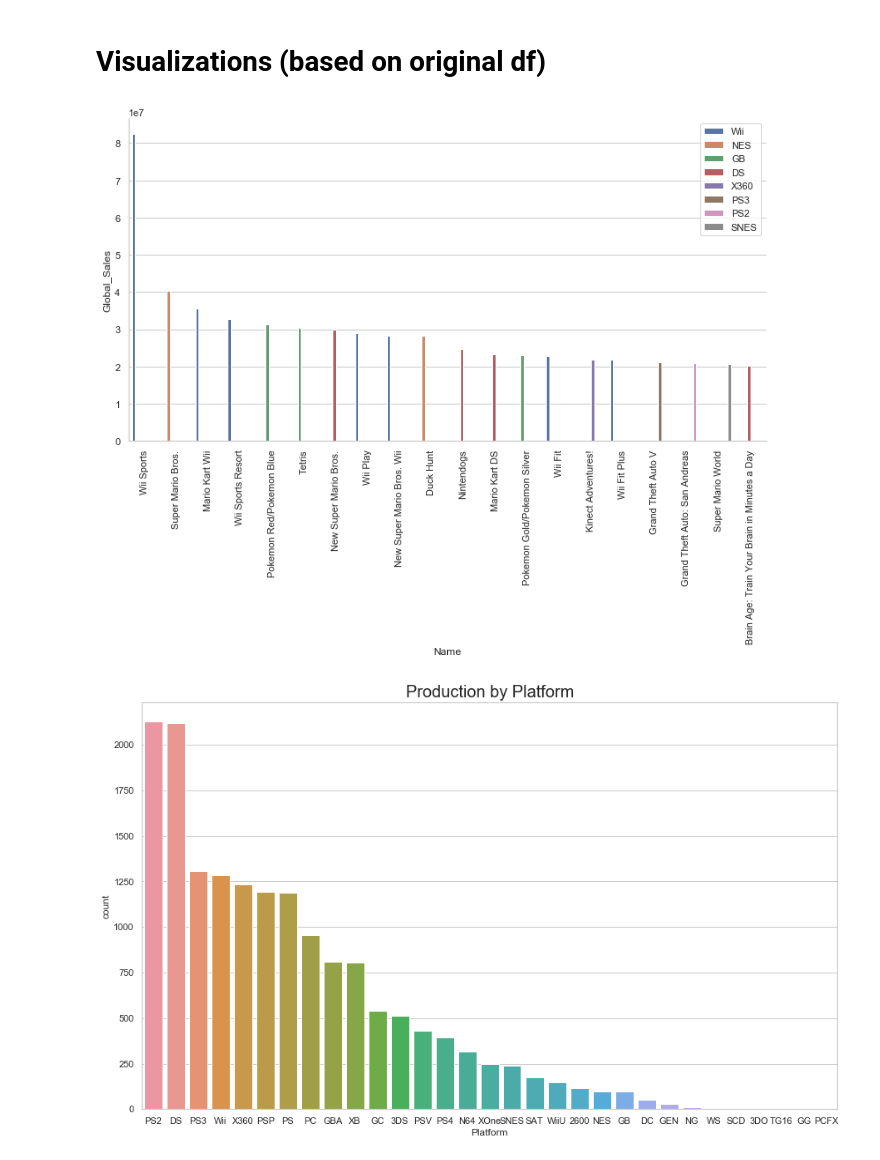
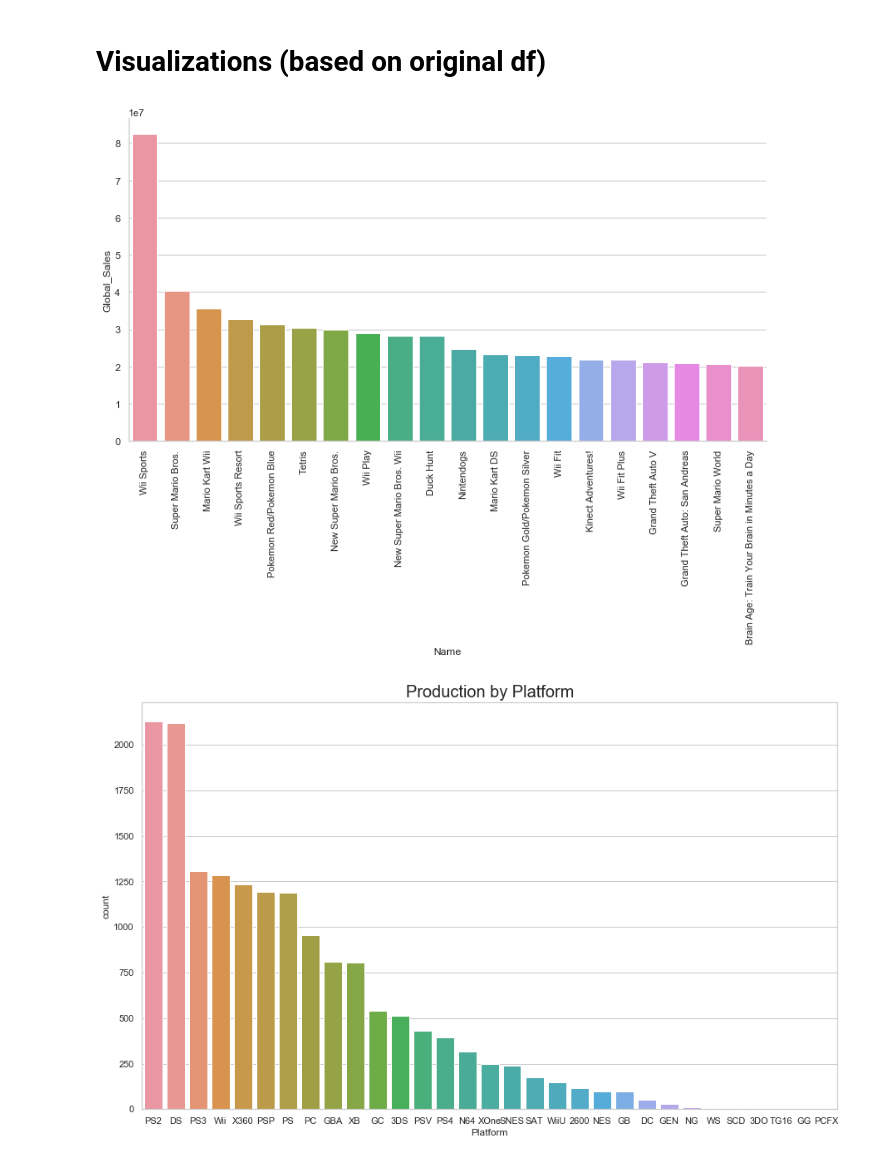
Before and after one commit to legomydiego/Thinkful-Unit-3, a Jupyter notebook: Supervised Learning Capstone Project.ipynb, the cells around one changed output. Drawn from its saved outputs; the diff is of its cells as text; code cells hidden in the pictures.

```diff
--- a/Supervised Learning Capstone Project.ipynb
+++ b/Supervised Learning Capstone Project.ipynb
@@ -243,12 +243,11 @@ sns.distplot(clean_df['User_Count'])
 # %% [markdown]
 # Visualizations (based on original df)
 # %%
-sns.catplot(data=df.nlargest(20,'Global_Sales'), x='Name', y='Global_Sales', kind='bar', height=6, aspect=2, hue='Platform', legend_out=False)
+sns.catplot(data=df.nlargest(20,'Global_Sales'), x='Name', y='Global_Sales', kind='bar', height=6, aspect=2)
 plt.xticks(rotation=90)
-plt.legend(loc='upper right')
 plt.show()
 # %% [output]
-[figure, old version]
+[figure, new version]
 # %%
 plt.figure(figsize=(15, 9))
 plt.title('Production by Platform', fontsize=20)
```
Also changed, not shown: parts of 2 cells of this notebook.
